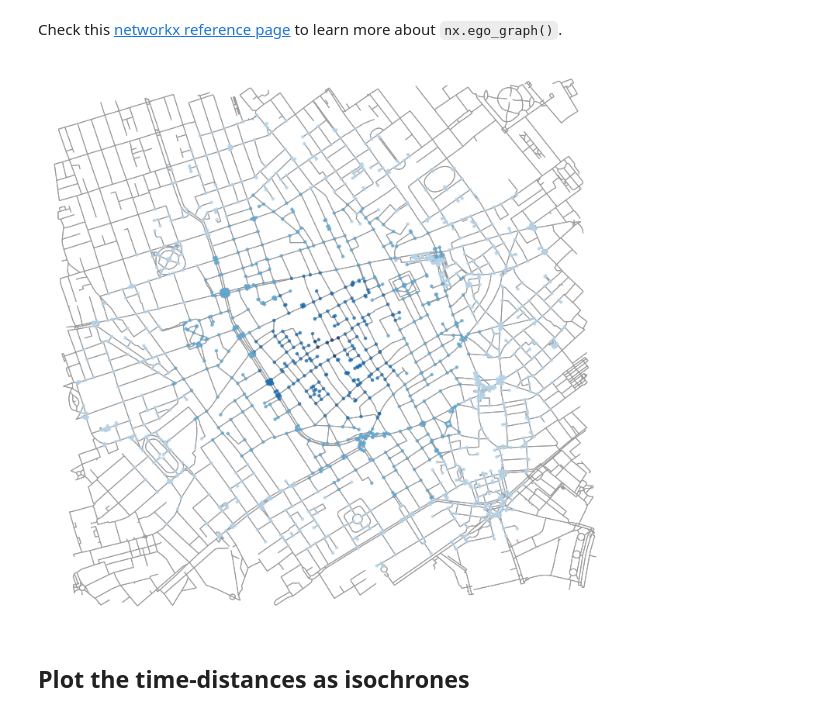
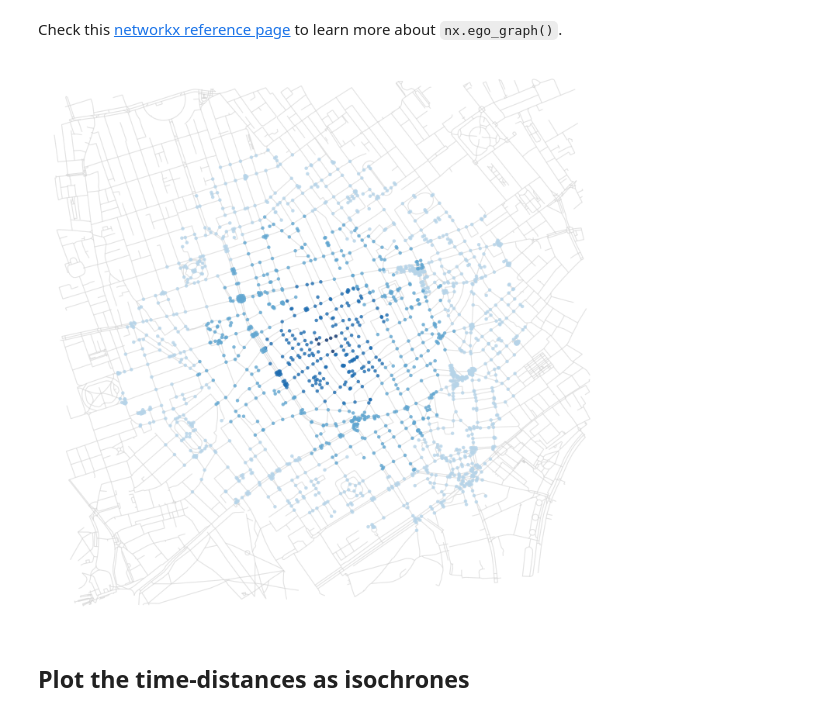
Before and after one commit to PHI-Case-Studies/1854-Cholera-Outbreak-London-Advanced-1, a Jupyter notebook: NB05-Cholera-Case-Study-Isochrone-Map-Part-1.ipynb, the cells around one changed output. Cells and saved outputs as stored; diff of their text form; code cells hidden in the pictures.

```diff
--- a/NB05-Cholera-Case-Study-Isochrone-Map-Part-1.ipynb
+++ b/NB05-Cholera-Case-Study-Isochrone-Map-Part-1.ipynb
@@ -51,5 +51,10 @@ travel_speed = 4.5           # assume walking speed in km/hour
 # %% [markdown]
 Let's obtain the street network graph for Soho District based on the coordinates of the Broad Street Pump. To compute isochrones for the other pumps, you can use their coordinates in place of the Broad Street pump's in the code below.
 # %%
+import matplotlib.pyplot as plt
+%matplotlib inline
+
 # download the street network
-G = ox.graph_from_point(BROAD_STREET_PUMP_COORDINATES, network_type=network_type)
+G = ox.graph_from_point(BROAD_STREET_PUMP_COORDINATES, \
+                        distance=1200, network_type=network_type)
+fig, ax = ox.plot_graph(G,  fig_height=14, fig_width=None)
@@ -172,11 +220,11 @@ Check this [networkx reference page](https://networkx.github.io/documentation/st
 # %%
 nc = [node_colors[node] if node in node_colors else 'none' for node in G.nodes()]
 ns = [20 if node in node_colors else 0 for node in G.nodes()]
 
-fig, ax = ox.plot_graph(G, fig_height=13, node_color=nc, \
-                        node_size=ns, node_alpha=0.8, node_zorder=2)
+fig, ax = ox.plot_graph(G, fig_height=13, node_color=nc,  edge_color='lightgray',\
+                        node_size=ns, node_alpha=0.8, edge_alpha=0.4, node_zorder=2)
 # %% [output]
-[figure, old version]
+[figure, new version]
 # %% [markdown]
 ## Plot the time-distances as isochrones
 # %% [markdown]
```
Also changed, not shown: parts of 30 cells of this notebook, 54 other files.
